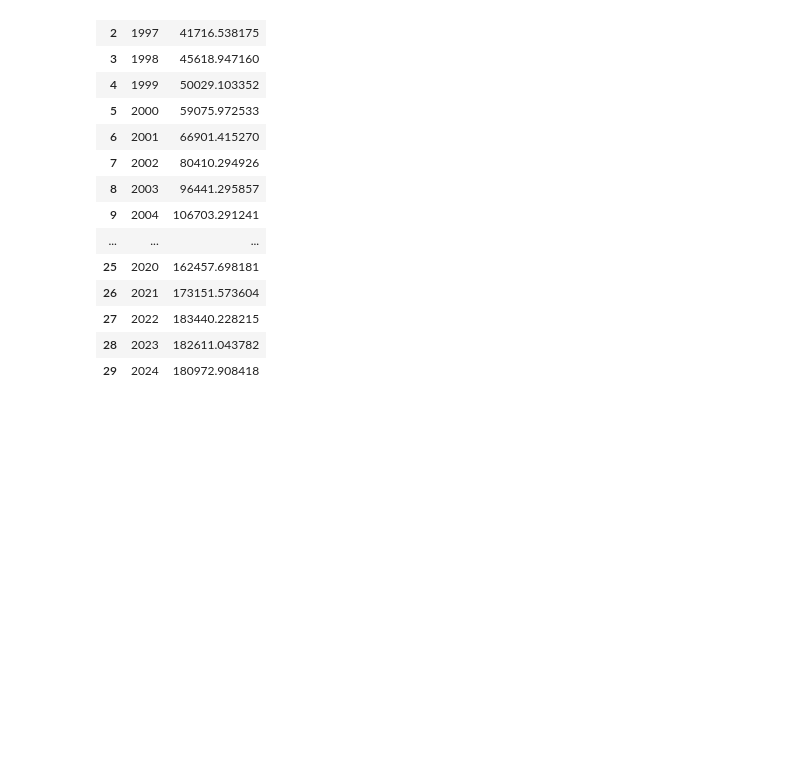
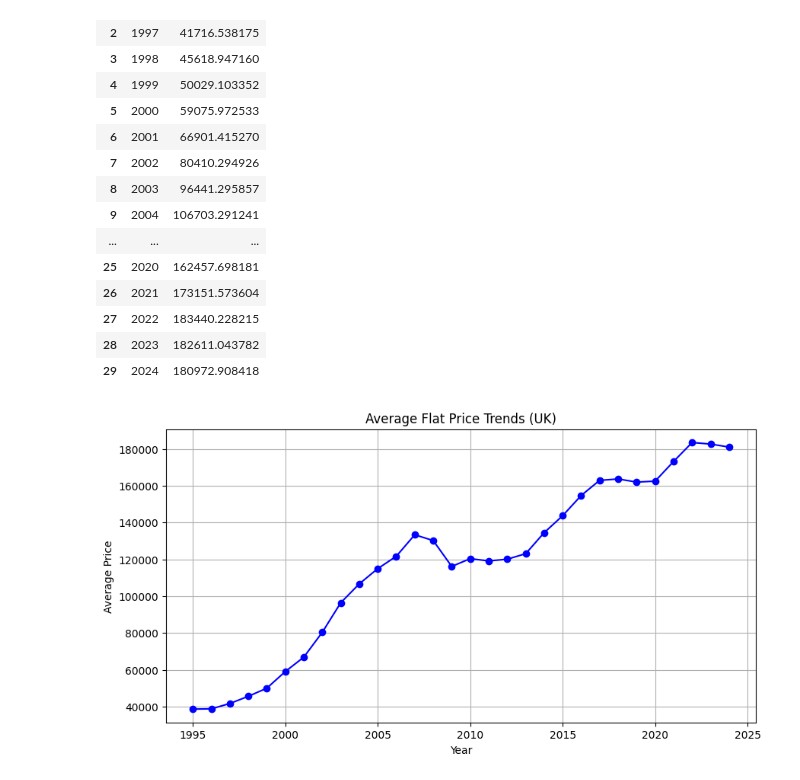
Before and after one commit to sjmabs/EDA, a Jupyter notebook: notebooks/eda.ipynb, the cells around one changed output. Saved outputs shown, nothing was run; the diff lists cells and outputs as text; code cells hidden in the pictures; blank space fills up the shorter version.

```diff
--- a/notebooks/eda.ipynb
+++ b/notebooks/eda.ipynb
@@ -107,6 +121,17 @@ yearly_avg_flat_price
 | 27 | 2022 | 183440.228215 |
 | 28 | 2023 | 182611.043782 |
 | 29 | 2024 | 180972.908418 |
+# %%
+plt.figure(figsize=(10, 5))
+plt.plot(yearly_avg_flat_price["Year"], yearly_avg_flat_price["FlatPrice"], marker='o', linestyle='-', color='b')
+
+plt.xlabel("Year")
+plt.ylabel("Average Price")
+plt.title('Average Flat Price Trends (UK)')
+plt.grid(True)
+plt.show()
+# %% [output]
+[figure, added]
 # %%
 average_FTB_price = df.groupby("Year")["FTBPrice"].mean().dropna().reset_index()
 average_FTB_price
```
Also changed, not shown: parts of 5 cells of this notebook, 1 other file.
